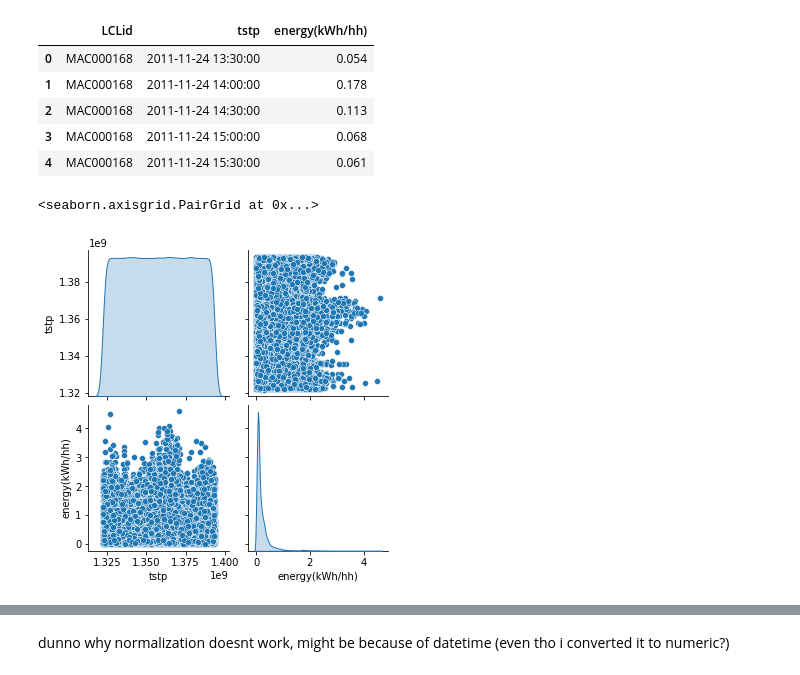
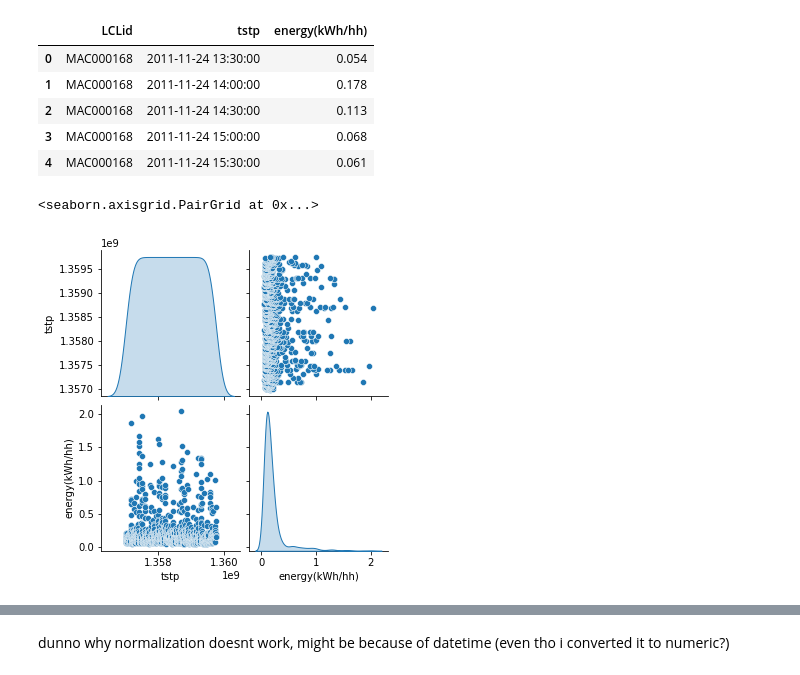
Before and after one commit to SindreMohr/Bachelor_thesis, a Jupyter notebook: hopethisworks.ipynb, the cells around one changed output, grey strips where cells are left out. Cells and saved outputs as stored; diff of their text form; code cells hidden in the pictures.

```diff
--- a/hopethisworks.ipynb
+++ b/hopethisworks.ipynb
@@ -33,14 +33,15 @@ df.head()
 # %%
 #ser ut som linear regression ikke funker med datetime så må converte (https://stackoverflow.com/questions/40217369/python-linear-regression-predict-by-date)
 df['tstp'] = [datetime.strptime(x, '%Y-%m-%d %H:%M:%S') for x in df['tstp']]
-df['tstp'] = df['tstp'].apply(lambda x: time.mktime(x.timetuple()))
+
+# comment hvis sjekke for 1 måned
+# df['tstp'] = df['tstp'].apply(lambda x: time.mktime(x.timetuple()))
 df["energy(kWh/hh)"] = pd.to_numeric(df["energy(kWh/hh)"], errors="coerce")
 # %%
 # id_training = 'MAC000150'
 # id_eval = 'MAC000152'
 
-
-# def find_household(identification):
-#     affluenthh_filt = df["LCLid"] == identification
-#     affluent_hh_data = df[affluenthh_filt]
-#     return affluent_hh_data
+def find_household(identification):
+    affluenthh_filt = df["LCLid"] == identification
+    affluent_hh_data = df[affluenthh_filt]
+    return affluent_hh_data
@@ -50,9 +48,24 @@ test_dataset = df.drop(train_dataset.index)
+# %%
+dataset_house = find_household('MAC000150')
+
+dataset_house = dataset_house.set_index('tstp')
+
+dataset_house.head()
+
+# prøver å korte ned på datasettet
+train_dataset = dataset_house.loc['2013-01-01':'2013-02-01']
+test_dataset = dataset_house.loc['2013-03-01':'2013-04-01']
+
+# train_dataset = df.sample(frac=0.8, random_state=0)
+# test_dataset = df.drop(train_dataset.index)
 # %%
-#hmmmmmmmmmm
+#reset index to plot and convert datetime
+train_dataset = train_dataset.reset_index('tstp')
+train_dataset['tstp'] = train_dataset['tstp'].apply(lambda x: time.mktime(x.timetuple()))
 sns.pairplot(train_dataset[['LCLid','tstp', 'energy(kWh/hh)']], diag_kind='kde')
 # %% [output]
 <seaborn.axisgrid.PairGrid at 0x...>
-[figure, old version]
+[figure, new version]
 # %%
 train_dataset.describe().transpose()
 # %% [output]
```
Also changed, not shown: parts of 14 cells of this notebook.
